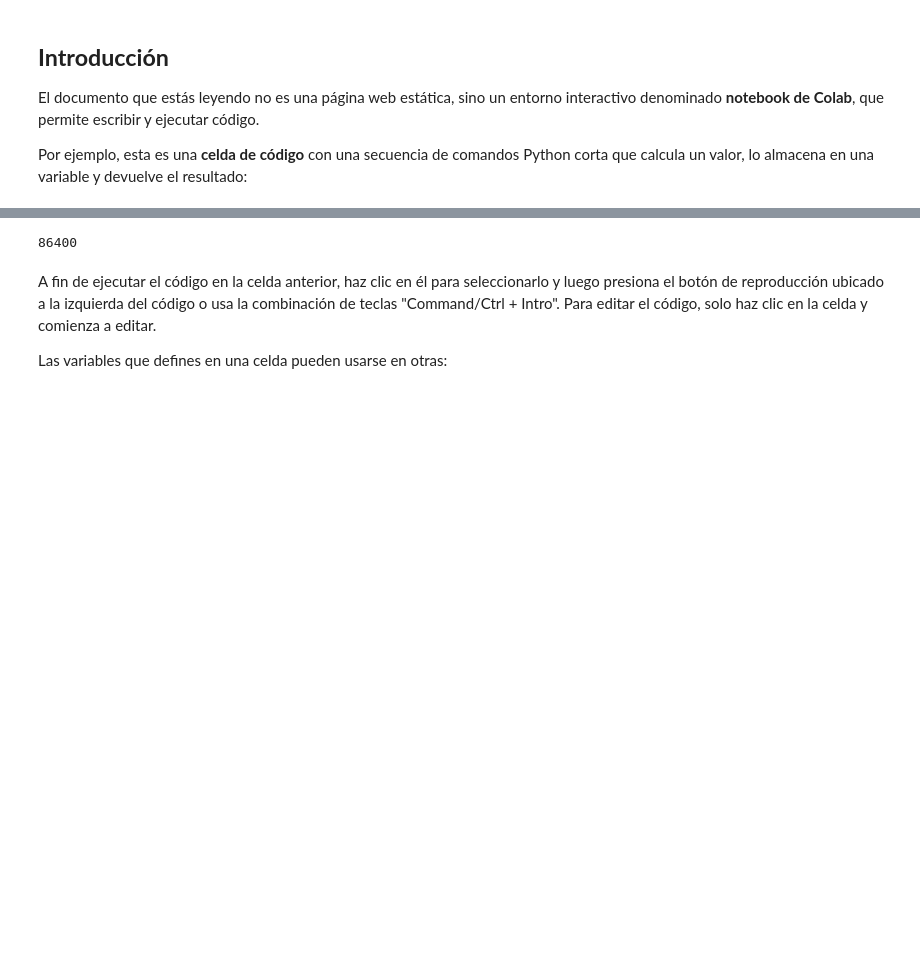
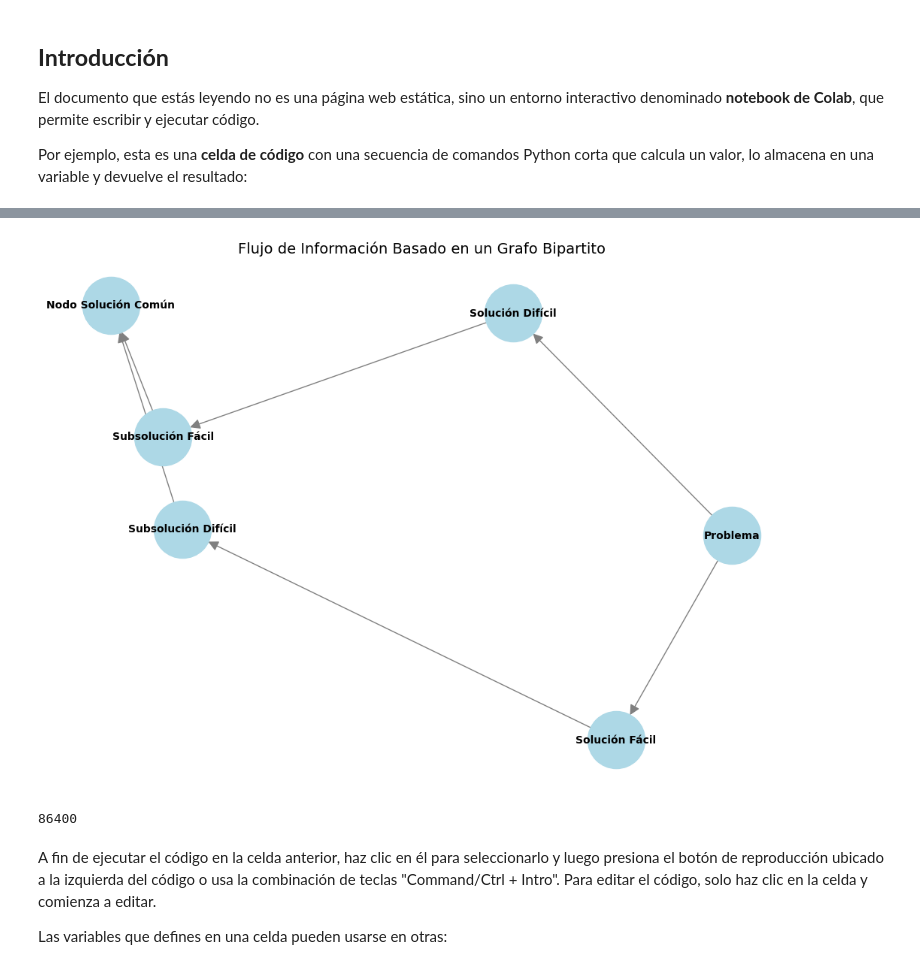
Before and after one commit to vaseksindelaru/0.2.1, a Jupyter notebook: Copia_de_Te_damos_la_bienvenida_a_Colaboratory.ipynb, the cells around one changed output, grey strips where cells are left out. Drawn from its saved outputs; the diff is of its cells as text; code cells hidden in the pictures; blank space fills up the shorter version.

```diff
--- a/Copia_de_Te_damos_la_bienvenida_a_Colaboratory.ipynb
+++ b/Copia_de_Te_damos_la_bienvenida_a_Colaboratory.ipynb
@@ -121,3 +121,56 @@ plt.show()
+# %%
+import networkx as nx
+import matplotlib.pyplot as plt
+
+# Definir los nodos en dos conjuntos bipartitos
+U = ["Problema", "Solución Fácil", "Solución Difícil"]  # Conjunto de generadores
+V = ["Subsolución Fácil", "Subsolución Difícil", "Nodo Solución Común"]  # Conjunto de procesadores
+
+# Crear el grafo dirigido
+g_bipartite = nx.DiGraph()
+
+# Agregar nodos con su atributo bipartito
+for node in U:
+    g_bipartite.add_node(node, bipartite=0)  # Conjunto U
+for node in V:
+    g_bipartite.add_node(node, bipartite=1)  # Conjunto V
+
+# Definir las conexiones (aristas) entre los conjuntos
+edges = [
+    # Conexiones del nodo problema a soluciones
+    ("Problema", "Solución Fácil"),
+    ("Problema", "Solución Difícil"),
+
+    # Conexiones de soluciones a subsoluciones contrarias
+    ("Solución Fácil", "Subsolución Difícil"),
+    ("Solución Difícil", "Subsolución Fácil"),
+
+    # Conexiones de subsoluciones al nodo común
+    ("Subsolución Fácil", "Nodo Solución Común"),
+    ("Subsolución Difícil", "Nodo Solución Común"),
+]
+
+# Agregar las aristas al grafo
+g_bipartite.add_edges_from(edges)
+
+# Visualización del grafo
+pos = nx.spring_layout(g_bipartite)  # Layout para visualización
+plt.figure(figsize=(10, 7))
+nx.draw(
+    g_bipartite,
+    pos,
+    with_labels=True,
+    node_color="lightblue",
+    node_size=3000,
+    font_size=10,
+    font_weight="bold",
+    edge_color="gray",
+    arrowsize=20
+)
+plt.title("Flujo de Información Basado en un Grafo Bipartito", fontsize=14)
+plt.show()
+# %% [output]
+[figure, added]
 # %%
 seconds_in_a_day = 24 * 60 * 60
 seconds_in_a_day
```
Also changed, not shown: parts of 2 cells of this notebook.
